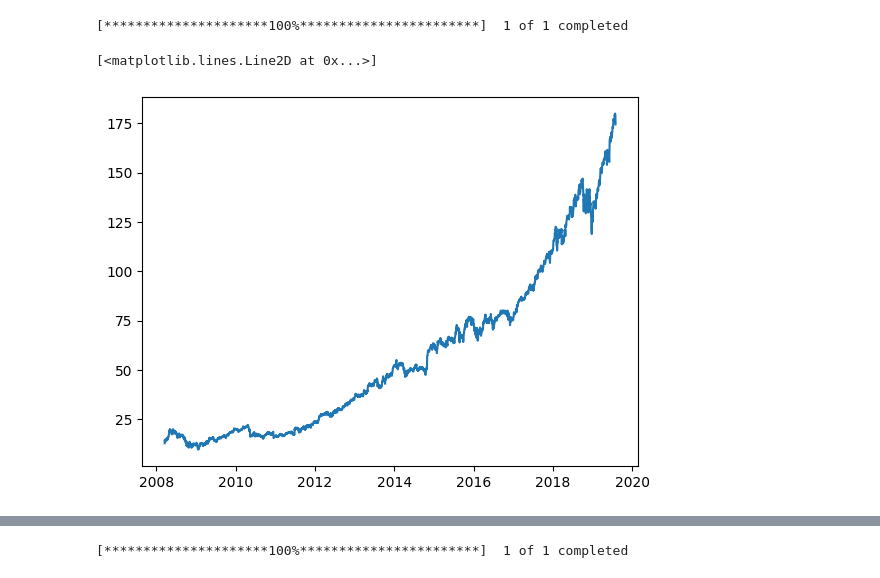
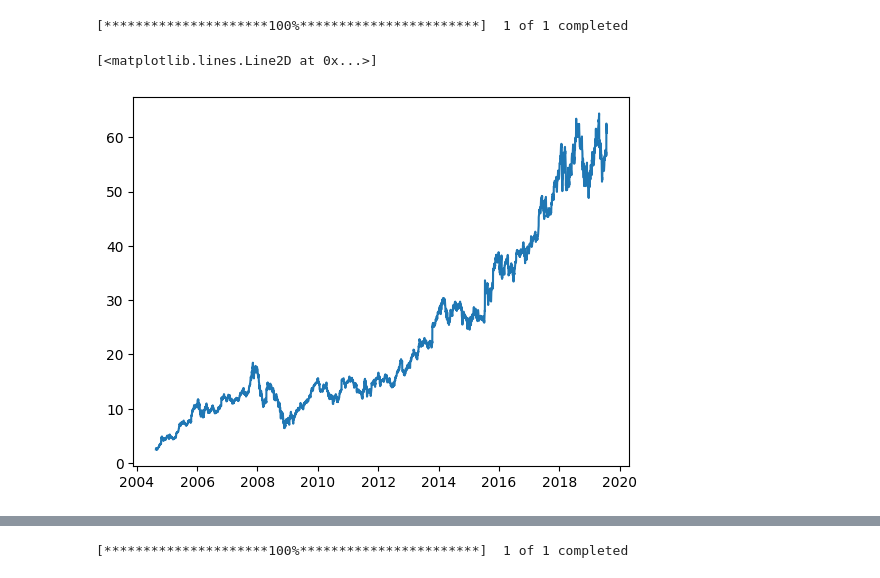
Before and after one commit to AlexSidDev/Diplom, a Jupyter notebook: data_fetching.ipynb, the cells around one changed output, grey strips where cells are left out. Drawn from its saved outputs; the diff is of its cells as text; code cells hidden in the pictures.

Commit message:
Find google_data

```diff
--- a/data_fetching.ipynb
+++ b/data_fetching.ipynb
@@ -5,8 +6,8 @@ import matplotlib.pyplot as plt
 %matplotlib inline
 # %%
-data_GOOG = yf.download('V','1990-01-01','2019-08-01')
+data_GOOG = yf.download('GOOG','1990-01-01','2019-08-01')
 plt.plot(data_GOOG.index, data_GOOG['Adj Close'])
 # %% [output]
 [*********************100%***********************]  1 of 1 completed
 [<matplotlib.lines.Line2D at 0x...>]
-[figure, old version]
+[figure, new version]
```
Also changed, not shown: parts of 2 cells of this notebook, 1 other file.
